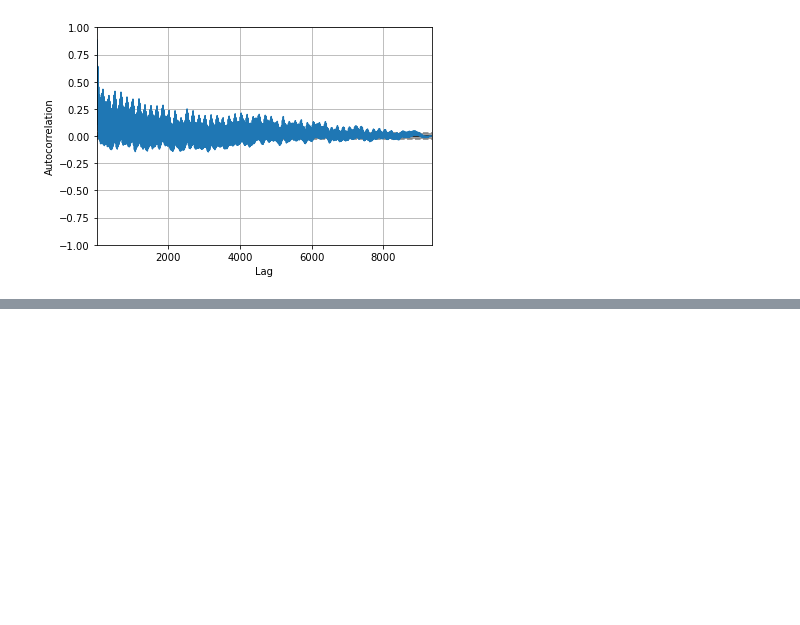
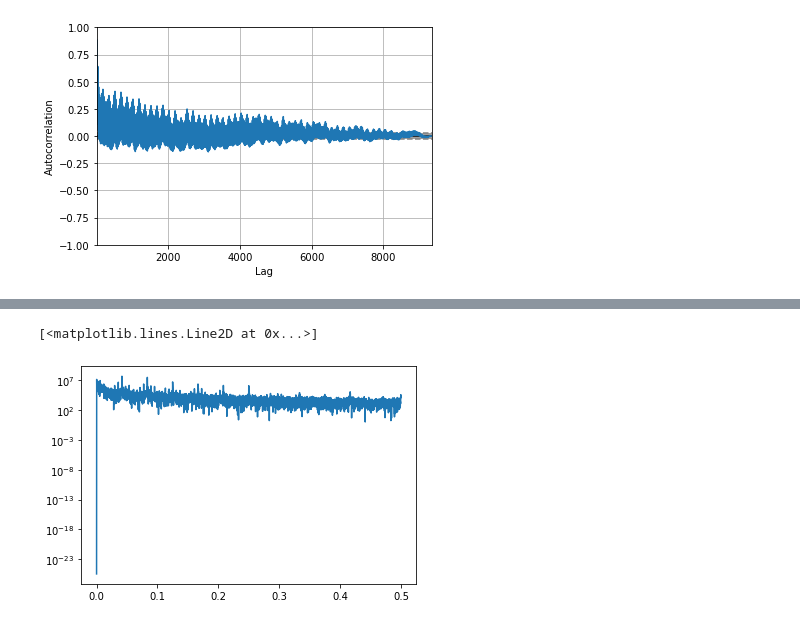
Before and after one commit to sks-07/Timeseries, a Jupyter notebook: time_series.ipynb, the cells around one changed output, grey strips where cells are left out. Drawn from its saved outputs; the diff is of its cells as text; code cells hidden in the pictures; blank space fills up the shorter version.

Commit message:
periodogram

```diff
--- a/time_series.ipynb
+++ b/time_series.ipynb
@@ -601,0 +631,7 @@ autocorrelation_plot(S1)
+# %%
+fs = 10e3
+f, Pxx_den=signal.periodogram(S1)
+plt.semilogy(f, Pxx_den)
+# %% [output]
+[<matplotlib.lines.Line2D at 0x...>]
+[figure, added]
```
Also changed, not shown: parts of 5 cells of this notebook.
